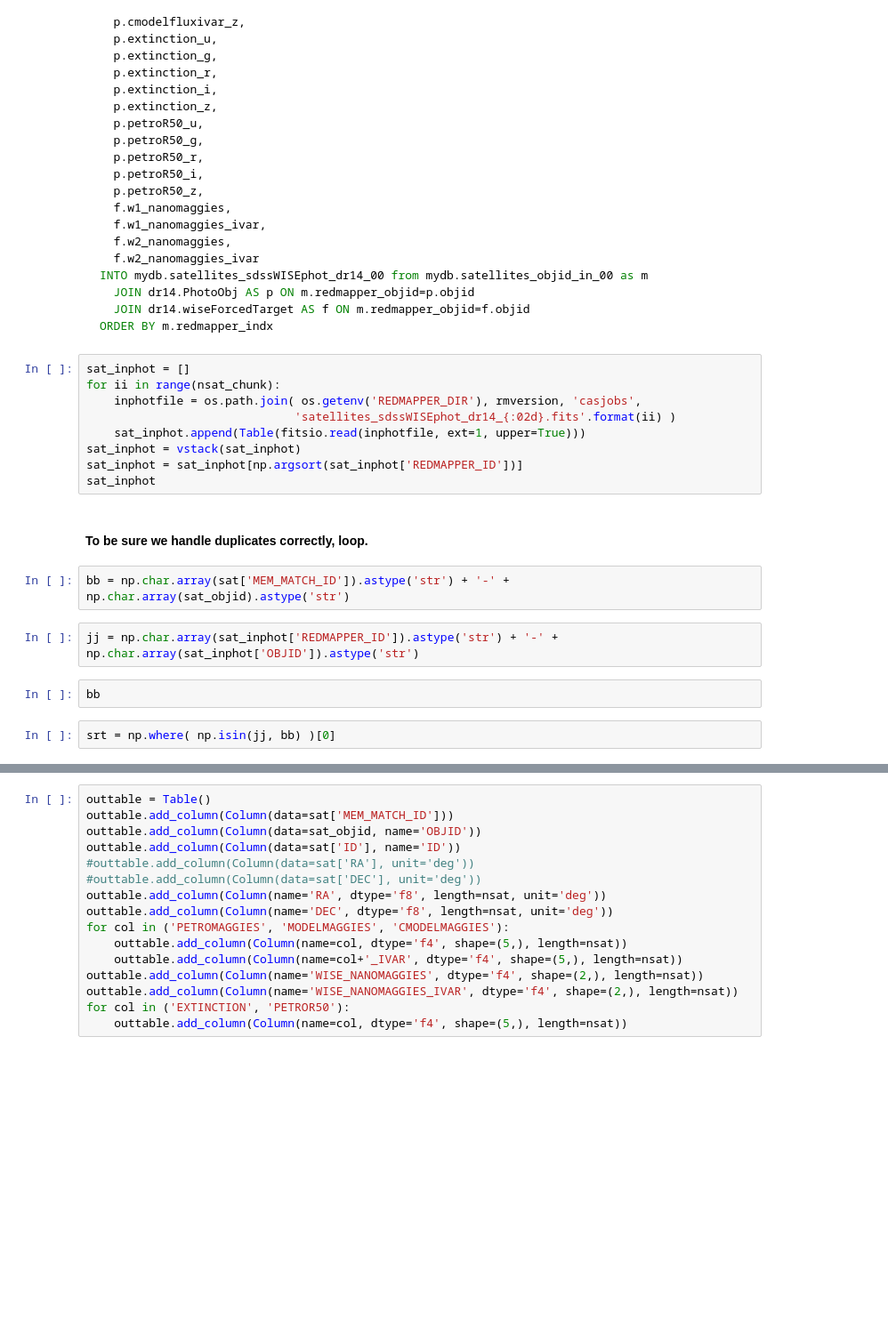
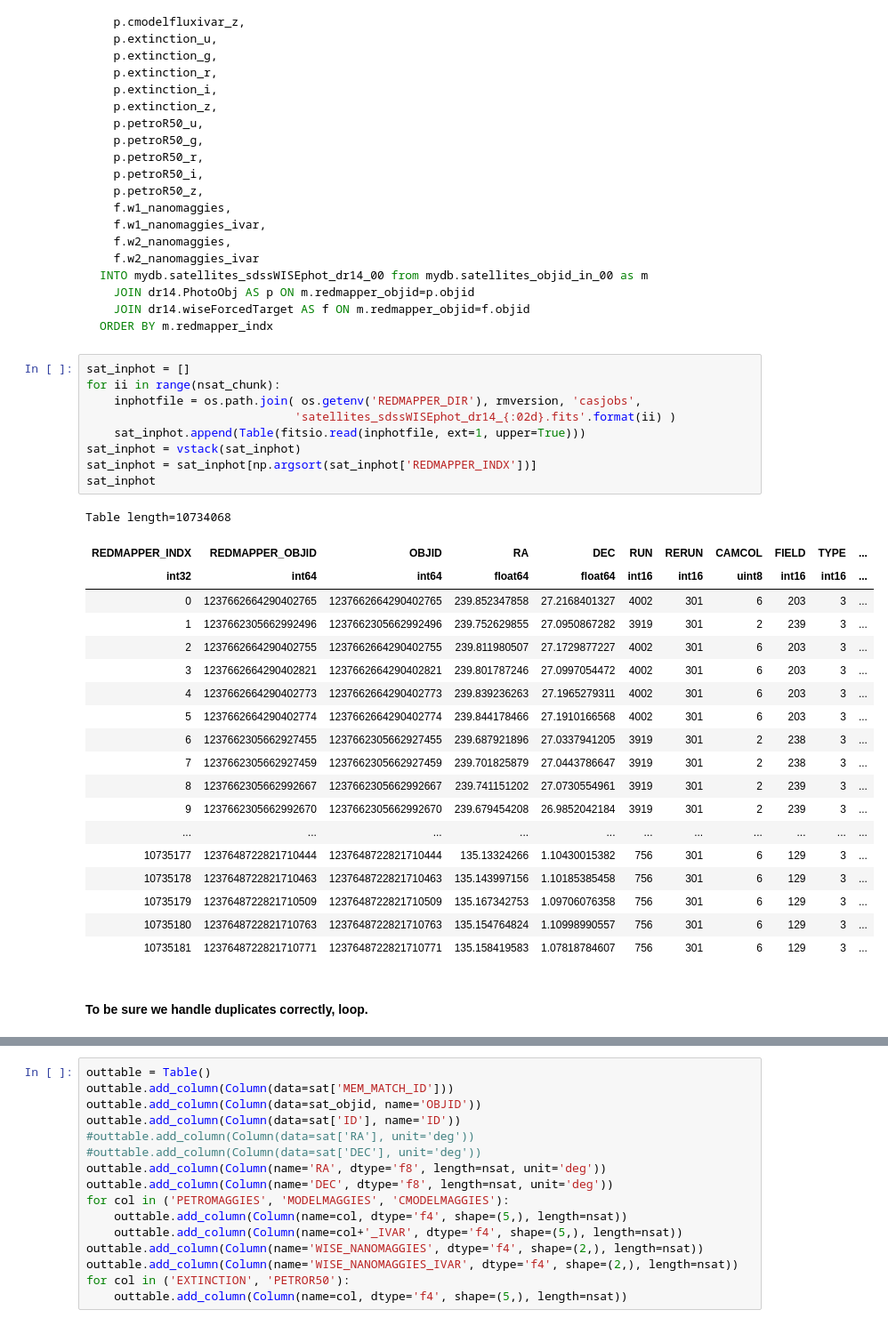
Before and after one commit to moustakas/legacyhalos, a Jupyter notebook: doc/redmapper-sdssWISEphot.ipynb, the cells around one changed output, grey strips where cells are left out. Shown at 89% size. Saved outputs shown, nothing was run; the diff lists cells and outputs as text; blank space fills up the shorter version.

```diff
--- a/doc/redmapper-sdssWISEphot.ipynb
+++ b/doc/redmapper-sdssWISEphot.ipynb
@@ -692,19 +688,31 @@ ORDER BY m.redmapper_indx
 # %%
 sat_inphot = []
 for ii in range(nsat_chunk):
     inphotfile = os.path.join( os.getenv('REDMAPPER_DIR'), rmversion, 'casjobs',
                               'satellites_sdssWISEphot_dr14_{:02d}.fits'.format(ii) )
     sat_inphot.append(Table(fitsio.read(inphotfile, ext=1, upper=True)))
 sat_inphot = vstack(sat_inphot)
-sat_inphot = sat_inphot[np.argsort(sat_inphot['REDMAPPER_ID'])]
+sat_inphot = sat_inphot[np.argsort(sat_inphot['REDMAPPER_INDX'])]
 sat_inphot
+# %% [output]
+Table length=10734068
+| REDMAPPER_INDX | REDMAPPER_OBJID | OBJID | RA | DEC | RUN | RERUN | CAMCOL | FIELD | TYPE | ... |
+| int32 | int64 | int64 | float64 | float64 | int16 | int16 | uint8 | int16 | int16 | ... |
+| 0 | 1237662664290402765 | 1237662664290402765 | 239.852347858 | 27.2168401327 | 4002 | 301 | 6 | 203 | 3 | ... |
+| 1 | 1237662305662992496 | 1237662305662992496 | 239.752629855 | 27.0950867282 | 3919 | 301 | 2 | 239 | 3 | ... |
+| 2 | 1237662664290402755 | 1237662664290402755 | 239.811980507 | 27.1729877227 | 4002 | 301 | 6 | 203 | 3 | ... |
+| 3 | 1237662664290402821 | 1237662664290402821 | 239.801787246 | 27.0997054472 | 4002 | 301 | 6 | 203 | 3 | ... |
+| 4 | 1237662664290402773 | 1237662664290402773 | 239.839236263 | 27.1965279311 | 4002 | 301 | 6 | 203 | 3 | ... |
+| 5 | 1237662664290402774 | 1237662664290402774 | 239.844178466 | 27.1910166568 | 4002 | 301 | 6 | 203 | 3 | ... |
+| 6 | 1237662305662927455 | 1237662305662927455 | 239.687921896 | 27.0337941205 | 3919 | 301 | 2 | 238 | 3 | ... |
+| 7 | 1237662305662927459 | 1237662305662927459 | 239.701825879 | 27.0443786647 | 3919 | 301 | 2 | 238 | 3 | ... |
+| 8 | 1237662305662992667 | 1237662305662992667 | 239.741151202 | 27.0730554961 | 3919 | 301 | 2 | 239 | 3 | ... |
+| 9 | 1237662305662992670 | 1237662305662992670 | 239.679454208 | 26.9852042184 | 3919 | 301 | 2 | 239 | 3 | ... |
+| ... | ... | ... | ... | ... | ... | ... | ... | ... | ... | ... |
+| 10735177 | 1237648722821710444 | 1237648722821710444 | 135.13324266 | 1.10430015382 | 756 | 301 | 6 | 129 | 3 | ... |
+| 10735178 | 1237648722821710463 | 1237648722821710463 | 135.143997156 | 1.10185385458 | 756 | 301 | 6 | 129 | 3 | ... |
+| 10735179 | 1237648722821710509 | 1237648722821710509 | 135.167342753 | 1.09706076358 | 756 | 301 | 6 | 129 | 3 | ... |
+| 10735180 | 1237648722821710763 | 1237648722821710763 | 135.154764824 | 1.10998990557 | 756 | 301 | 6 | 129 | 3 | ... |
+| 10735181 | 1237648722821710771 | 1237648722821710771 | 135.158419583 | 1.07818784607 | 756 | 301 | 6 | 129 | 3 | ... |
 # %% [markdown]
 #### To be sure we handle duplicates correctly, loop.
-# %%
-bb = np.char.array(sat['MEM_MATCH_ID']).astype('str') + '-' + np.char.array(sat_objid).astype('str')
-# %%
-jj = np.char.array(sat_inphot['REDMAPPER_ID']).astype('str') + '-' + np.char.array(sat_inphot['OBJID']).astype('str')
-# %%
-bb
-# %%
-srt = np.where( np.isin(jj, bb) )[0]
```
Also changed, not shown: parts of 18 cells of this notebook.
